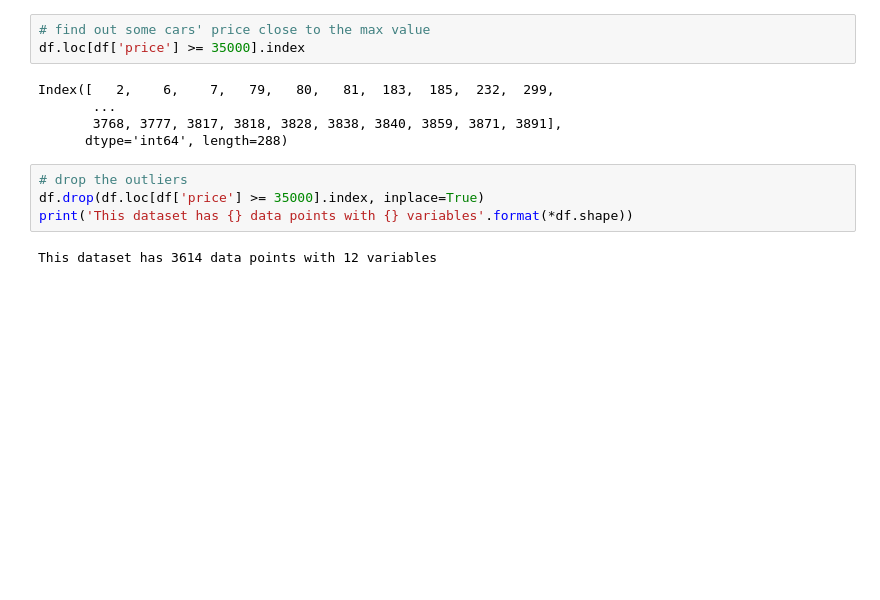
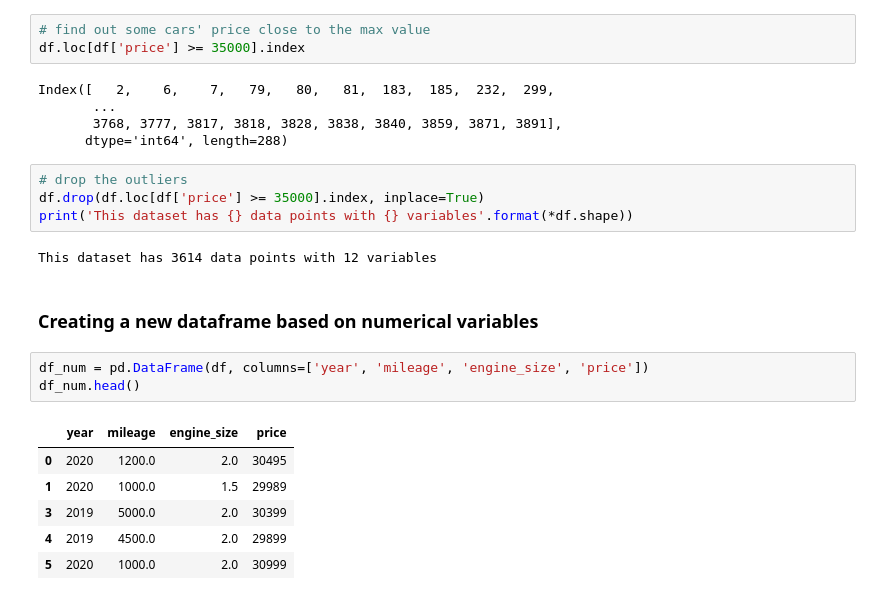
Before and after one commit to mateusAbdallah/car-dataset, a Jupyter notebook: Project01.ipynb, the cells around one changed output. Cells and saved outputs as stored; diff of their text form; blank space fills up the shorter version.

```diff
--- a/Project01.ipynb
+++ b/Project01.ipynb
@@ -342,3 +343,15 @@ df.drop(df.loc[df['price'] >= 35000].index, inplace=True)
 print('This dataset has {} data points with {} variables'.format(*df.shape))
 # %% [output]
 This dataset has 3614 data points with 12 variables
+# %% [markdown]
+### Creating a new dataframe based on numerical variables
+# %%
+df_num = pd.DataFrame(df, columns=['year', 'mileage', 'engine_size', 'price'])
+df_num.head()
+# %% [output]
+|  | year | mileage | engine_size | price |
+| 0 | 2020 | 1200.0 | 2.0 | 30495 |
+| 1 | 2020 | 1000.0 | 1.5 | 29989 |
+| 3 | 2019 | 5000.0 | 2.0 | 30399 |
+| 4 | 2019 | 4500.0 | 2.0 | 29899 |
+| 5 | 2020 | 1000.0 | 2.0 | 30999 |
```
Also changed, not shown: parts of 4 cells of this notebook.
